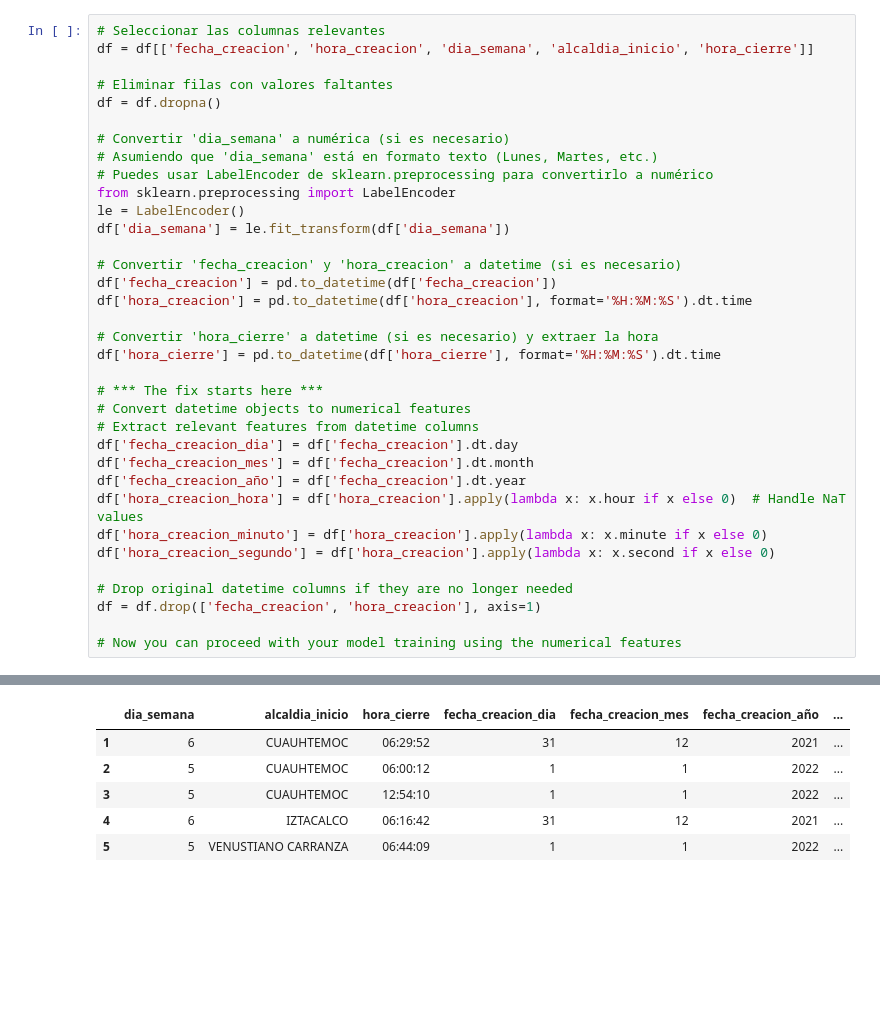
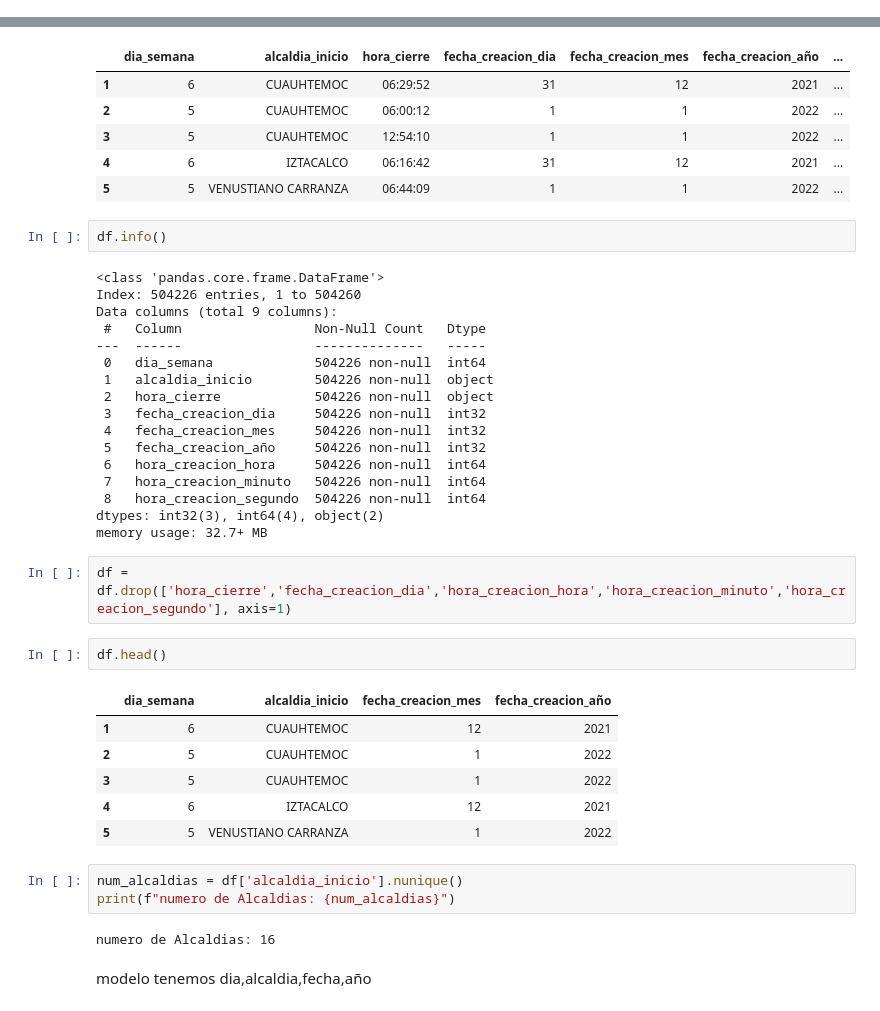
Before and after one commit to Carmodann1311/mineria-de-datos, a Jupyter notebook: tarea_31_octubre_incidentes.ipynb, the cells around one changed output, grey strips where cells are left out. Drawn from its saved outputs; the diff is of its cells as text; blank space fills up the shorter version.

```diff
--- a/tarea_31_octubre_incidentes.ipynb
+++ b/tarea_31_octubre_incidentes.ipynb
@@ -65,41 +69,6 @@ plt.xticks(rotation=90)
 plt.show()
 # %% [output]
 [figure]
-# %%
-# Seleccionar las columnas relevantes
-df = df[['fecha_creacion', 'hora_creacion', 'dia_semana', 'alcaldia_inicio', 'hora_cierre']]
-
-# Eliminar filas con valores faltantes
-df = df.dropna()
-
-# Convertir 'dia_semana' a numérica (si es necesario)
-# Asumiendo que 'dia_semana' está en formato texto (Lunes, Martes, etc.)
-# Puedes usar LabelEncoder de sklearn.preprocessing para convertirlo a numérico
-from sklearn.preprocessing import LabelEncoder
-le = LabelEncoder()
-df['dia_semana'] = le.fit_transform(df['dia_semana'])
-
-# Convertir 'fecha_creacion' y 'hora_creacion' a datetime (si es necesario)
-df['fecha_creacion'] = pd.to_datetime(df['fecha_creacion'])
-df['hora_creacion'] = pd.to_datetime(df['hora_creacion'], format='%H:%M:%S').dt.time
-
-# Convertir 'hora_cierre' a datetime (si es necesario) y extraer la hora
-df['hora_cierre'] = pd.to_datetime(df['hora_cierre'], format='%H:%M:%S').dt.time
-
-# *** The fix starts here ***
-# Convert datetime objects to numerical features
-# Extract relevant features from datetime columns
-df['fecha_creacion_dia'] = df['fecha_creacion'].dt.day
-df['fecha_creacion_mes'] = df['fecha_creacion'].dt.month
-df['fecha_creacion_año'] = df['fecha_creacion'].dt.year
-df['hora_creacion_hora'] = df['hora_creacion'].apply(lambda x: x.hour if x else 0)  # Handle NaT values
-df['hora_creacion_minuto'] = df['hora_creacion'].apply(lambda x: x.minute if x else 0)
-df['hora_creacion_segundo'] = df['hora_creacion'].apply(lambda x: x.second if x else 0)
-
-# Drop original datetime columns if they are no longer needed
-df = df.drop(['fecha_creacion', 'hora_creacion'], axis=1)
-
-# Now you can proceed with your model training using the numerical features
 # %%
 df.head()
 # %% [output]
@@ -109,3 +78,40 @@ df.head()
 | 3 | 5 | CUAUHTEMOC | 12:54:10 | 1 | 1 | 2022 | ... |
 | 4 | 6 | IZTACALCO | 06:16:42 | 31 | 12 | 2021 | ... |
 | 5 | 5 | VENUSTIANO CARRANZA | 06:44:09 | 1 | 1 | 2022 | ... |
+# %%
+df.info()
+# %% [output]
+<class 'pandas.core.frame.DataFrame'>
+Index: 504226 entries, 1 to 504260
+Data columns (total 9 columns):
+ #   Column                 Non-Null Count   Dtype
+---  ------                 --------------   -----
+ 0   dia_semana             504226 non-null  int64
+ 1   alcaldia_inicio        504226 non-null  object
+ 2   hora_cierre            504226 non-null  object
+ 3   fecha_creacion_dia     504226 non-null  int32
+ 4   fecha_creacion_mes     504226 non-null  int32
+ 5   fecha_creacion_año     504226 non-null  int32
+ 6   hora_creacion_hora     504226 non-null  int64
+ 7   hora_creacion_minuto   504226 non-null  int64
+ 8   hora_creacion_segundo  504226 non-null  int64
+dtypes: int32(3), int64(4), object(2)
+memory usage: 32.7+ MB
+# %%
+df = df.drop(['hora_cierre','fecha_creacion_dia','hora_creacion_hora','hora_creacion_minuto','hora_creacion_segundo'], axis=1)
+# %%
+df.head()
+# %% [output]
+|  | dia_semana | alcaldia_inicio | fecha_creacion_mes | fecha_creacion_año |
+| 1 | 6 | CUAUHTEMOC | 12 | 2021 |
+| 2 | 5 | CUAUHTEMOC | 1 | 2022 |
+| 3 | 5 | CUAUHTEMOC | 1 | 2022 |
+| 4 | 6 | IZTACALCO | 12 | 2021 |
+| 5 | 5 | VENUSTIANO CARRANZA | 1 | 2022 |
+# %%
+num_alcaldias = df['alcaldia_inicio'].nunique()
+print(f"numero de Alcaldias: {num_alcaldias}")
+# %% [output]
+numero de Alcaldias: 16
+# %% [markdown]
+modelo tenemos dia,alcaldia,fecha,año
```
Also changed, not shown: parts of 8 cells of this notebook.
